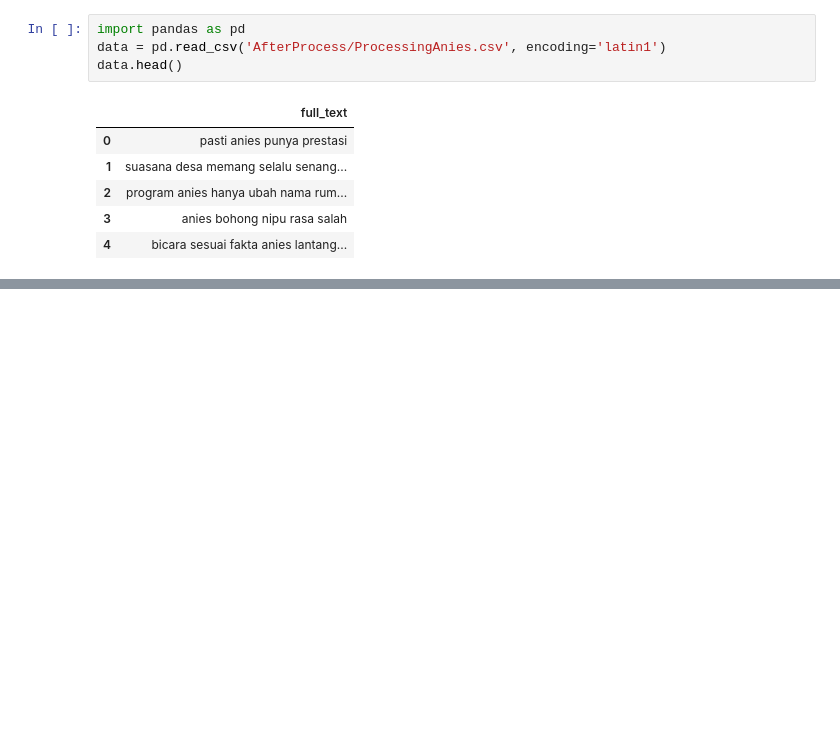
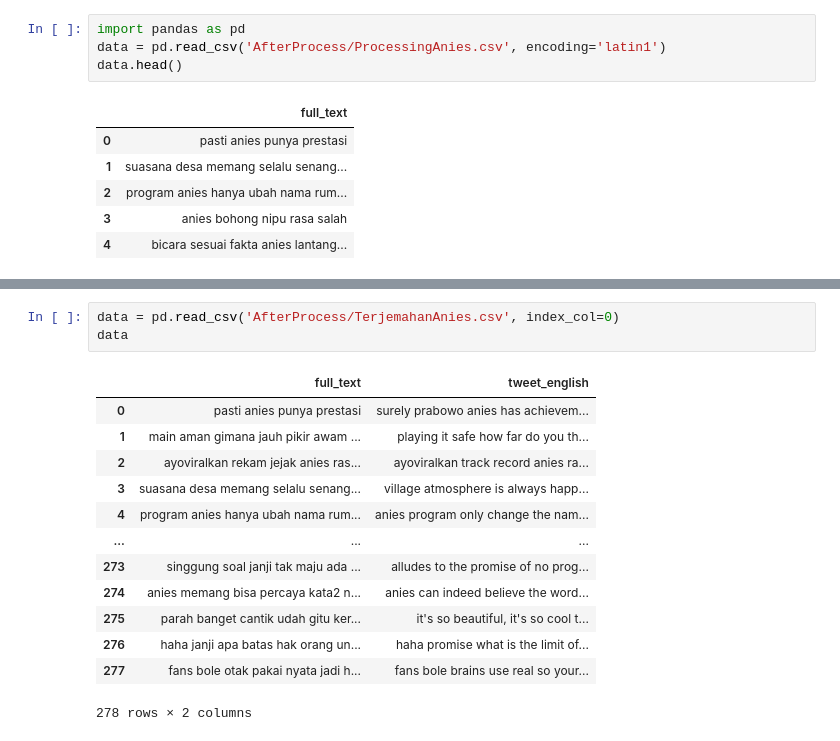
Before and after one commit to soraawistaria/learning_datascience, a Jupyter notebook: AnalisisSentimenCapres/analisis.ipynb, the cells around one changed output, grey strips where cells are left out. Cells and saved outputs as stored; diff of their text form; blank space fills up the shorter version.

```diff
--- a/AnalisisSentimenCapres/analisis.ipynb
+++ b/AnalisisSentimenCapres/analisis.ipynb
@@ -229,0 +230,17 @@ data.to_csv('AfterProcess/TranslateAnies.csv')
+# %%
+data = pd.read_csv('AfterProcess/TerjemahanAnies.csv', index_col=0)
+data
+# %% [output]
+|  | full_text | tweet_english |
+| 0 | pasti anies punya prestasi | surely prabowo anies has achievem... |
+| 1 | main aman gimana jauh pikir awam ... | playing it safe how far do you th... |
+| 2 | ayoviralkan rekam jejak anies ras... | ayoviralkan track record anies ra... |
+| 3 | suasana desa memang selalu senang... | village atmosphere is always happ... |
+| 4 | program anies hanya ubah nama rum... | anies program only change the nam... |
+| ... | ... | ... |
+| 273 | singgung soal janji tak maju ada ... | alludes to the promise of no prog... |
+| 274 | anies memang bisa percaya kata2 n... | anies can indeed believe the word... |
+| 275 | parah banget cantik udah gitu ker... | it's so beautiful, it's so cool t... |
+| 276 | haha janji apa batas hak orang un... | haha promise what is the limit of... |
+| 277 | fans bole otak pakai nyata jadi h... | fans bole brains use real so your... |
+278 rows × 2 columns
```
Also changed, not shown: parts of 3 cells of this notebook.
